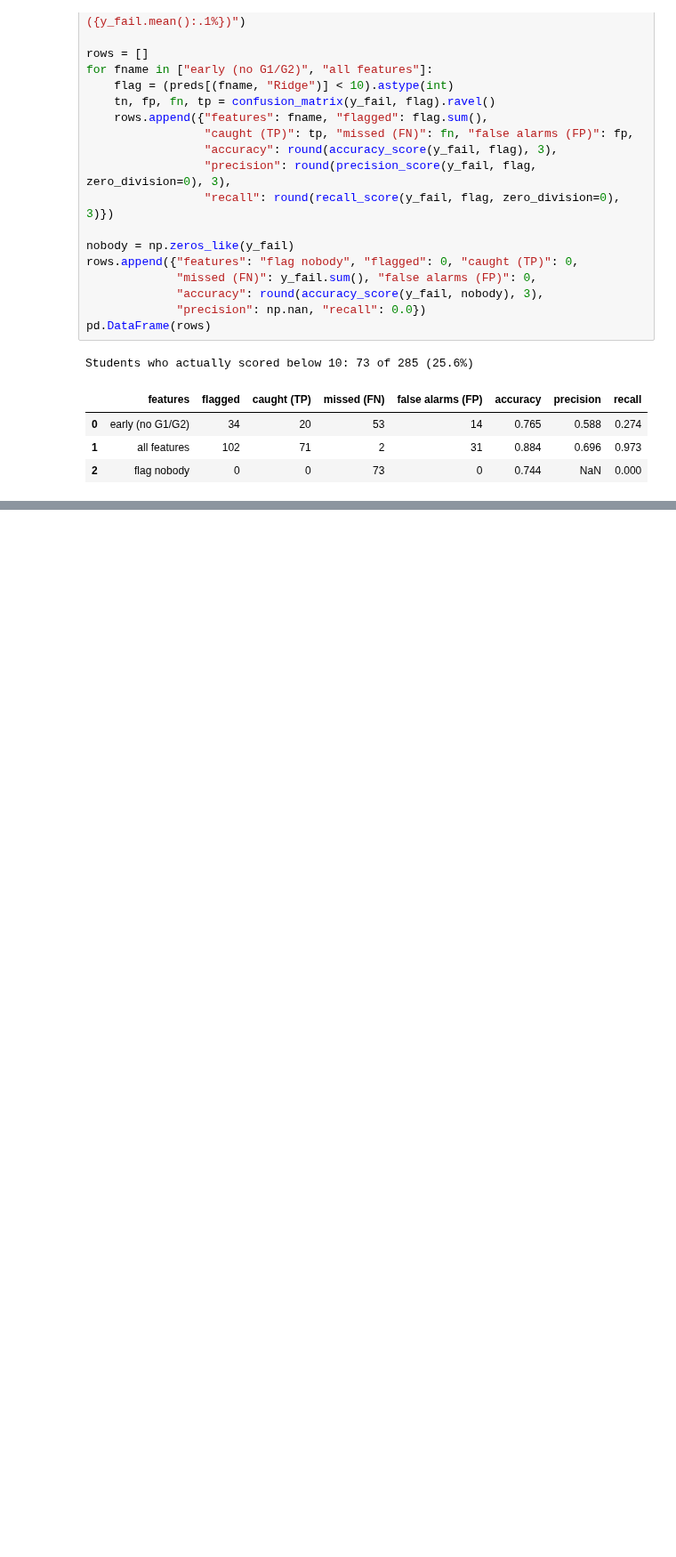
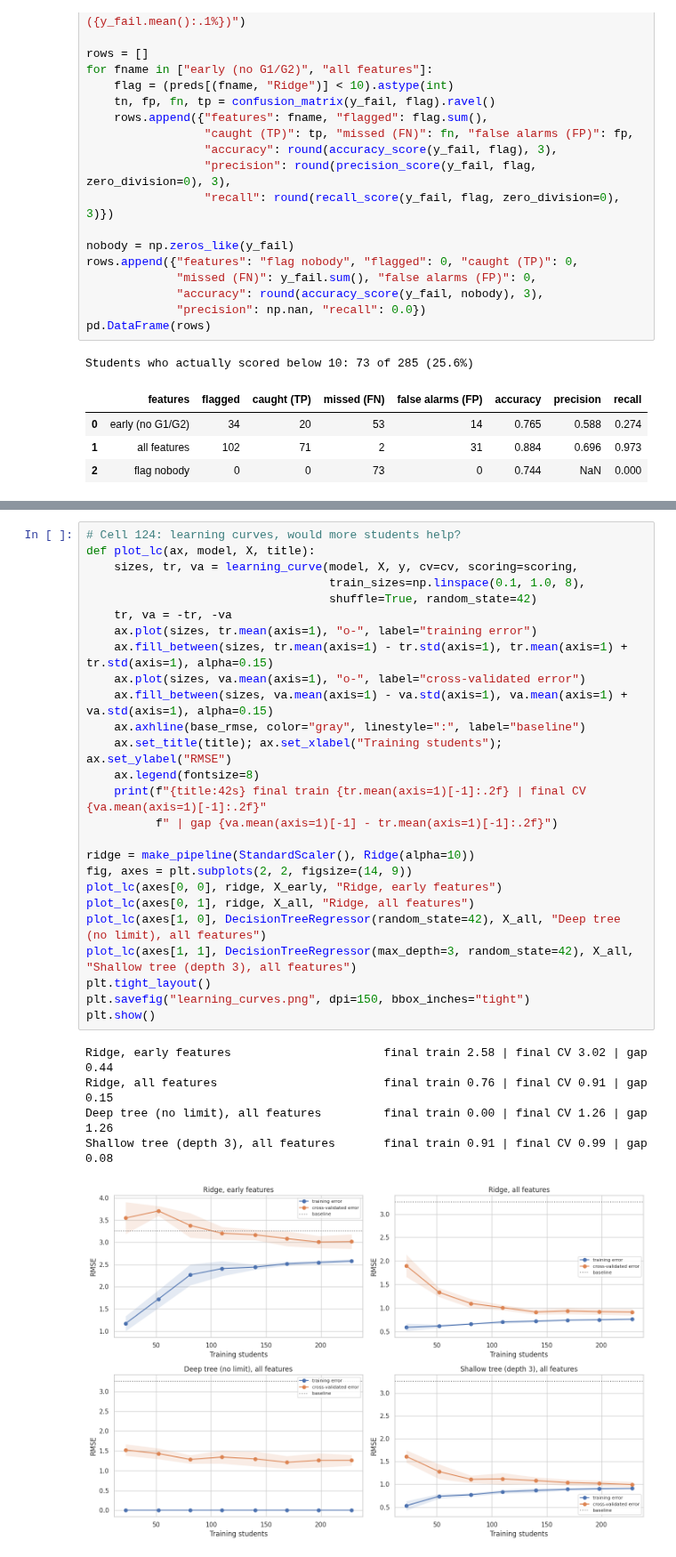
Before and after one commit to buntyedutainer/student-performance-ai, a Jupyter notebook: project.ipynb, the cells around one changed output, grey strips where cells are left out. Shown at 89% size. Drawn from its saved outputs; the diff is of its cells as text; blank space fills up the shorter version.

```diff
--- a/project.ipynb
+++ b/project.ipynb
@@ -2312,0 +2423,32 @@ early (no G1/G2)           Ridge 2.398 2.962  0.170       0.903
+# %%
+# Cell 124: learning curves, would more students help?
+def plot_lc(ax, model, X, title):
+    sizes, tr, va = learning_curve(model, X, y, cv=cv, scoring=scoring,
+                                   train_sizes=np.linspace(0.1, 1.0, 8),
+                                   shuffle=True, random_state=42)
+    tr, va = -tr, -va
+    ax.plot(sizes, tr.mean(axis=1), "o-", label="training error")
+    ax.fill_between(sizes, tr.mean(axis=1) - tr.std(axis=1), tr.mean(axis=1) + tr.std(axis=1), alpha=0.15)
+    ax.plot(sizes, va.mean(axis=1), "o-", label="cross-validated error")
+    ax.fill_between(sizes, va.mean(axis=1) - va.std(axis=1), va.mean(axis=1) + va.std(axis=1), alpha=0.15)
+    ax.axhline(base_rmse, color="gray", linestyle=":", label="baseline")
+    ax.set_title(title); ax.set_xlabel("Training students"); ax.set_ylabel("RMSE")
+    ax.legend(fontsize=8)
+    print(f"{title:42s} final train {tr.mean(axis=1)[-1]:.2f} | final CV {va.mean(axis=1)[-1]:.2f}"
+          f" | gap {va.mean(axis=1)[-1] - tr.mean(axis=1)[-1]:.2f}")
+
+ridge = make_pipeline(StandardScaler(), Ridge(alpha=10))
+fig, axes = plt.subplots(2, 2, figsize=(14, 9))
+plot_lc(axes[0, 0], ridge, X_early, "Ridge, early features")
+plot_lc(axes[0, 1], ridge, X_all, "Ridge, all features")
+plot_lc(axes[1, 0], DecisionTreeRegressor(random_state=42), X_all, "Deep tree (no limit), all features")
+plot_lc(axes[1, 1], DecisionTreeRegressor(max_depth=3, random_state=42), X_all, "Shallow tree (depth 3), all features")
+plt.tight_layout()
+plt.savefig("learning_curves.png", dpi=150, bbox_inches="tight")
+plt.show()
+# %% [output]
+Ridge, early features                      final train 2.58 | final CV 3.02 | gap 0.44
+Ridge, all features                        final train 0.76 | final CV 0.91 | gap 0.15
+Deep tree (no limit), all features         final train 0.00 | final CV 1.26 | gap 1.26
+Shallow tree (depth 3), all features       final train 0.91 | final CV 0.99 | gap 0.08
+[figure, added]
```
Also changed, not shown: parts of 22 cells of this notebook.
